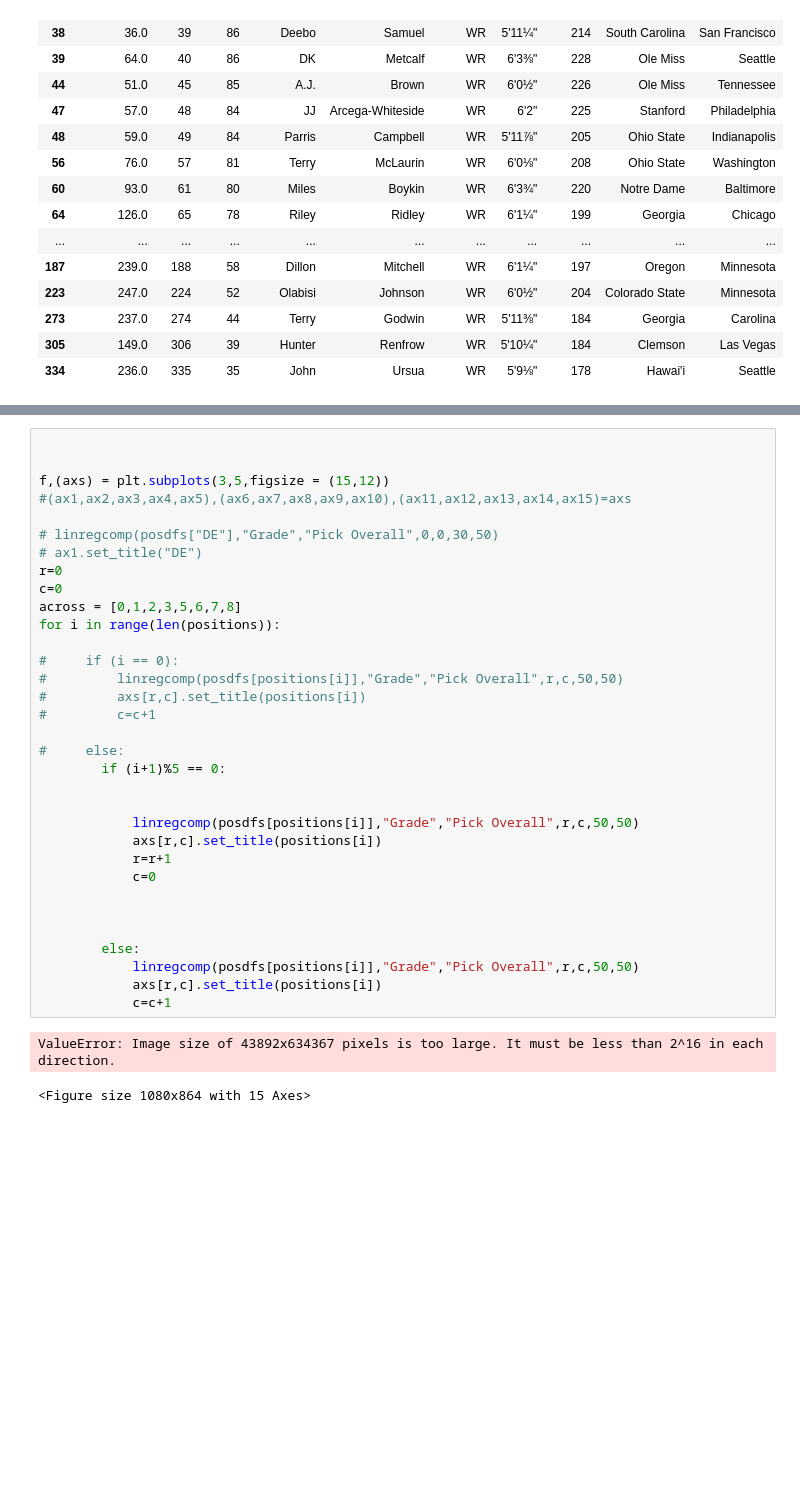
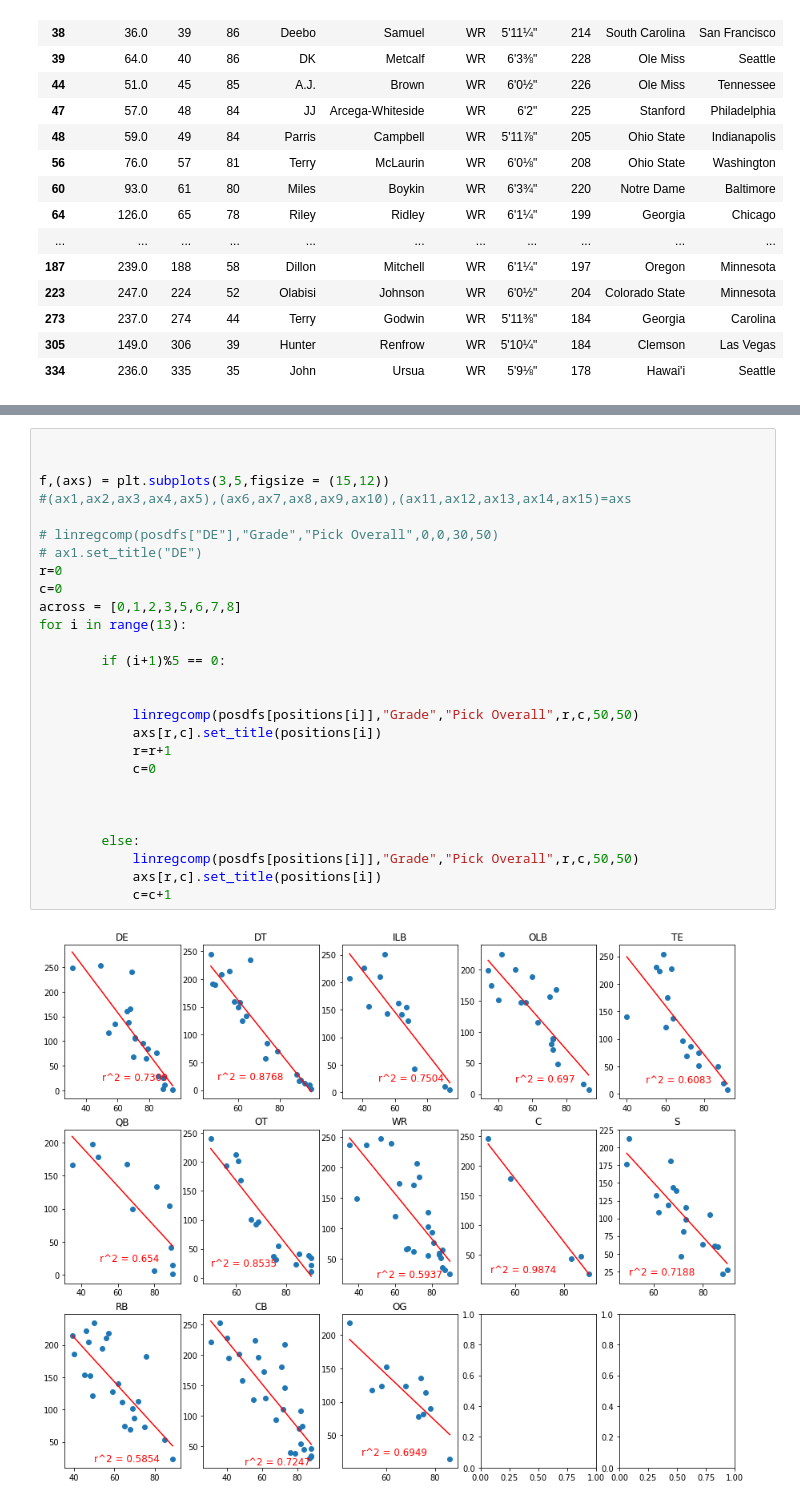
Before and after one commit to walshja03/NFLDraftAnalysis, a Jupyter notebook: RankVsDraft.ipynb, the cells around one changed output, grey strips where cells are left out. Saved outputs shown, nothing was run; the diff lists cells and outputs as text; blank space fills up the shorter version.

```diff
--- a/RankVsDraft.ipynb
+++ b/RankVsDraft.ipynb
@@ -182,36 +244,29 @@ linregsingle(posdfs["DE"],"Grade","Pick Overall",40,50)
 # %%
 
 
 f,(axs) = plt.subplots(3,5,figsize = (15,12))
 #(ax1,ax2,ax3,ax4,ax5),(ax6,ax7,ax8,ax9,ax10),(ax11,ax12,ax13,ax14,ax15)=axs
 
 # linregcomp(posdfs["DE"],"Grade","Pick Overall",0,0,30,50)
 # ax1.set_title("DE")
 r=0
 c=0
 across = [0,1,2,3,5,6,7,8]
-for i in range(len(positions)):
+for i in range(13):
 
-#     if (i == 0):
-#         linregcomp(posdfs[positions[i]],"Grade","Pick Overall",r,c,50,50)
-#         axs[r,c].set_title(positions[i])
-#         c=c+1
-
-#     else:
         if (i+1)%5 == 0:
 
 
             linregcomp(posdfs[positions[i]],"Grade","Pick Overall",r,c,50,50)
             axs[r,c].set_title(positions[i])
             r=r+1
             c=0
 
 
 
         else:
             linregcomp(posdfs[positions[i]],"Grade","Pick Overall",r,c,50,50)
             axs[r,c].set_title(positions[i])
             c=c+1
 # %% [output]
-ValueError: Image size of 43892x634367 pixels is too large. It must be less than 2^16 in each direction.
-<Figure size 1080x864 with 15 Axes>
+[figure, added]
```
Also changed, not shown: parts of 12 cells of this notebook, 4 other files.
